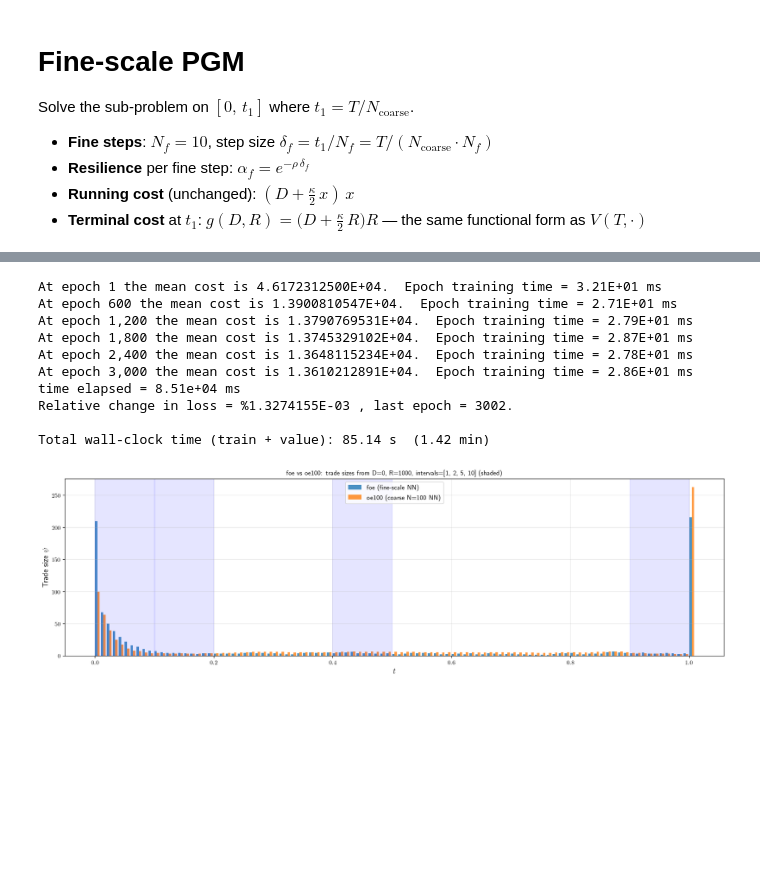
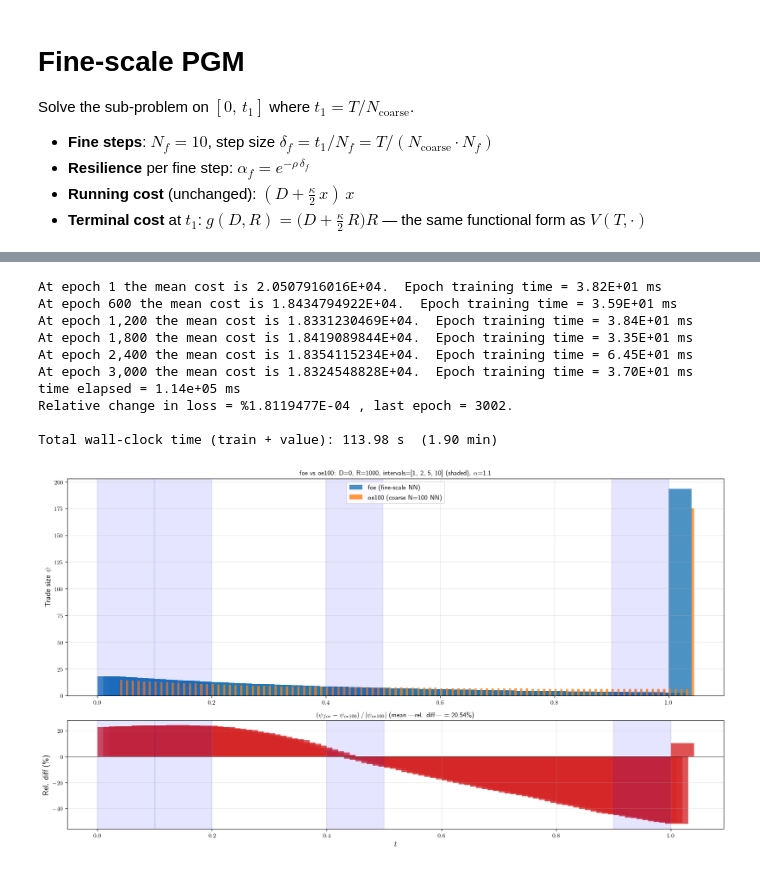
Before and after one commit to arashfahim/multiscale-PGM-for-stochastic-control, a Jupyter notebook: LOB/LOB_linear/MS_PGM_v7.ipynb, the cells around one changed output, grey strips where cells are left out. Saved outputs shown, nothing was run; the diff lists cells and outputs as text; code cells hidden in the pictures; blank space fills up the shorter version.

```diff
--- a/LOB/LOB_linear/MS_PGM_v7.ipynb
+++ b/LOB/LOB_linear/MS_PGM_v7.ipynb
@@ -104,7 +104,7 @@ lob_params = {
     'A0':0.,# initial asset price
     'initial_balance':1e3,# initial balance
     'dim':5,# dimension of the state space (time, D, R, kappa, rho)
-    'alpha':1,
+    'alpha':1.1,
     'theta_kappa':1,# mean-reversion speed for kappa
     'sigma_kappa':0.0283,# volatility of kappa
     'theta_rho':1,# mean-reversion speed for rho
@@ -1068,16 +1069,16 @@ t_elapsed = time.time() - t_start
 
 print(f"\nTotal wall-clock time (train + value): {t_elapsed:.2f} s  ({t_elapsed/60:.2f} min)")
 # %% [output]
-At epoch 1 the mean cost is 4.6172312500E+04.  Epoch training time = 3.21E+01 ms
-At epoch 600 the mean cost is 1.3900810547E+04.  Epoch training time = 2.71E+01 ms
-At epoch 1,200 the mean cost is 1.3790769531E+04.  Epoch training time = 2.79E+01 ms
-At epoch 1,800 the mean cost is 1.3745329102E+04.  Epoch training time = 2.87E+01 ms
-At epoch 2,400 the mean cost is 1.3648115234E+04.  Epoch training time = 2.78E+01 ms
-At epoch 3,000 the mean cost is 1.3610212891E+04.  Epoch training time = 2.86E+01 ms
-time elapsed = 8.51e+04 ms
-Relative change in loss = %1.3274155E-03 , last epoch = 3002.
+At epoch 1 the mean cost is 2.0507916016E+04.  Epoch training time = 3.82E+01 ms
+At epoch 600 the mean cost is 1.8434794922E+04.  Epoch training time = 3.59E+01 ms
+At epoch 1,200 the mean cost is 1.8331230469E+04.  Epoch training time = 3.84E+01 ms
+At epoch 1,800 the mean cost is 1.8419089844E+04.  Epoch training time = 3.35E+01 ms
+At epoch 2,400 the mean cost is 1.8354115234E+04.  Epoch training time = 6.45E+01 ms
+At epoch 3,000 the mean cost is 1.8324548828E+04.  Epoch training time = 3.70E+01 ms
+time elapsed = 1.14e+05 ms
+Relative change in loss = %1.8119477E-04 , last epoch = 3002.
 
-Total wall-clock time (train + value): 85.14 s  (1.42 min)
+Total wall-clock time (train + value): 113.98 s  (1.90 min)
 # %%
 # Compare foe (fine) vs oe100 (coarse N=100) trade sizes from D=0, R=X0
 # Pre-generate a shared kappa/rho path at fine resolution so both rollouts see the same realization
@@ -1116,41 +1117,63 @@ psi_oe100.append(u_oe100[0, 2].item())
 # Roll out foe trajectory using the same shared path
 u_foe = torch.tensor([[0.0, 0.0, float(foe.X0), shared_kap[0].item(), shared_rho[0].item()]])
 psi_foe, t_foe = [], []
 for n in range(foe.N_total):
     t_foe.append(n * foe.delta)
     with torch.no_grad():
         psi = foe.trade_size(u_foe).squeeze().item()
     psi_foe.append(psi)
     # Use foe.update but override kappa/rho with the shared path
     u_next = foe.update(u_foe, torch.tensor([psi]))
     u_next[0, 3] = shared_kap[n + 1]
     u_next[0, 4] = shared_rho[n + 1]
     u_foe = u_next
 t_foe.append(foe.N_total * foe.delta)
 psi_foe.append(u_foe[0, 2].item())
 
 t_oe100 = np.array(t_oe100)
 t_foe = np.array(t_foe)
 psi_oe100 = np.array(psi_oe100)
 psi_foe = np.array(psi_foe)
 
-bar_w = foe.delta * 0.4
 
-fig, ax = plt.subplots(figsize=(16, 5), dpi=120)
-ax.bar(t_foe, psi_foe, width=bar_w, align='edge', alpha=0.8, label='foe (fine-scale NN)')
-ax.bar(t_oe100 + bar_w, psi_oe100, width=oe100.delta * 0.4, align='edge', alpha=0.8, label='oe100 (coarse N=100 NN)')
+# Relative difference: (foe - oe100) / oe100 at each fine step
+# oe100 and foe have the same time grid (both 100 fine steps + terminal)
+rel_diff = np.where(np.abs(psi_oe100) > 1e-8,
+                    (psi_foe - psi_oe100) / np.abs(psi_oe100), 0.0)
+overall_rel_err = np.mean(np.abs(psi_foe - psi_oe100)) / np.mean(np.abs(psi_oe100)) * 100
+
+fig, (ax1, ax2) = plt.subplots(2, 1, figsize=(16, 9), dpi=120,
+                                gridspec_kw={'height_ratios': [2, 1]})
+
+# Top: trade sizes
+ax1.bar(t_foe, psi_foe, width=bar_w, align='edge', alpha=0.8, label='foe (fine-scale NN)')
+ax1.bar(t_oe100 + bar_w, psi_oe100, width=oe100.delta * 0.4, align='edge', alpha=0.8, label='oe100 (coarse N=100 NN)')
 intervals_sorted = sorted(foe.intervals)
 for n_int in intervals_sorted:
     t_s = (n_int - 1) * oe.delta
     t_e = n_int * oe.delta
-    ax.axvspan(t_s, t_e, alpha=0.10, color='blue')
-ax.set_xlabel(r'$t$', fontsize=13)
-ax.set_ylabel(r'Trade size $\psi$', fontsize=13)
-ax.set_title(f'foe vs oe100: trade sizes from D=0, R={int(foe.X0)}, intervals={intervals_sorted} (shaded)', fontsize=11)
-ax.legend(fontsize=11)
-ax.grid(True, alpha=0.3)
+    ax1.axvspan(t_s, t_e, alpha=0.10, color='blue')
+ax1.set_ylabel(r'Trade size $\psi$', fontsize=13)
+ax1.set_title(f'foe vs oe100: D=0, R={int(foe.X0)}, intervals={intervals_sorted} (shaded), '
+              f'$\\alpha$={oe.alpha}', fontsize=11)
+ax1.legend(fontsize=11)
+ax1.grid(True, alpha=0.3)
+
+# Bottom: relative difference
+ax2.bar(t_foe, rel_diff * 100, width=bar_w, align='edge', alpha=0.8, color='tab:red')
+for n_int in intervals_sorted:
+    t_s = (n_int - 1) * oe.delta
+    t_e = n_int * oe.delta
+    ax2.axvspan(t_s, t_e, alpha=0.10, color='blue')
+ax2.axhline(0, color='k', lw=0.5)
+ax2.set_xlabel(r'$t$', fontsize=13)
+ax2.set_ylabel(r'Rel. diff (\%)', fontsize=13)
+ax2.set_title(f'$(\\psi_{{foe}} - \\psi_{{oe100}}) \\,/\\, |\\psi_{{oe100}}|$   '
+              f'(mean |rel. diff| = {overall_rel_err:.2f}%%)', fontsize=11)
+ax2.grid(True, alpha=0.3)
+
 plt.tight_layout()
 fig.savefig(f'v7_alpha{oe.alpha}_bar_chart_foe_vs_oe100.png', dpi=150, bbox_inches='tight')
 plt.show()
 # %% [output]
-[figure, old version]
+[figure, new version]
```
Also changed, not shown: parts of 4 cells of this notebook, 8 other files.
